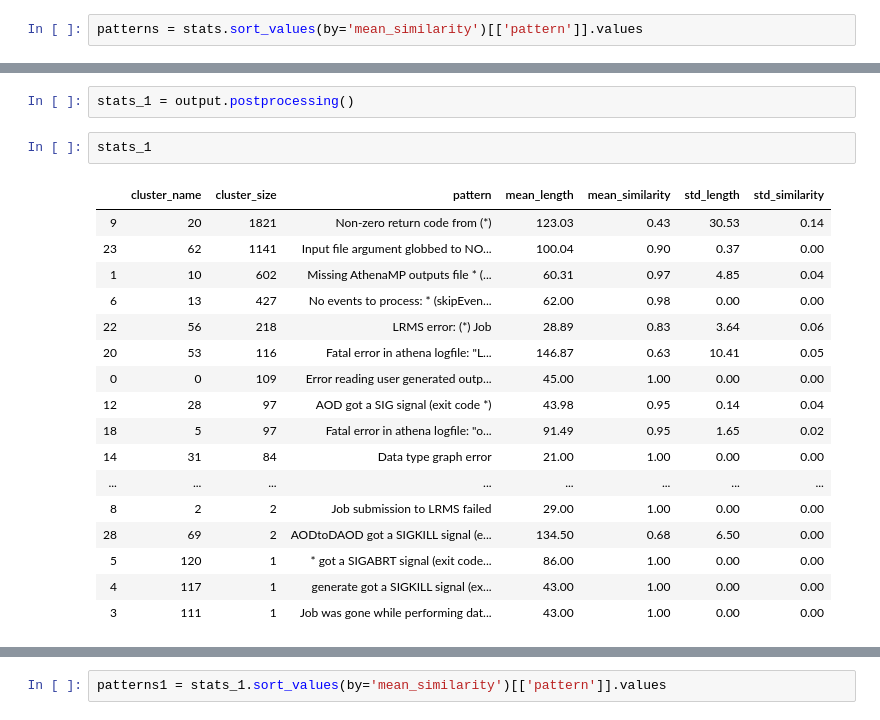
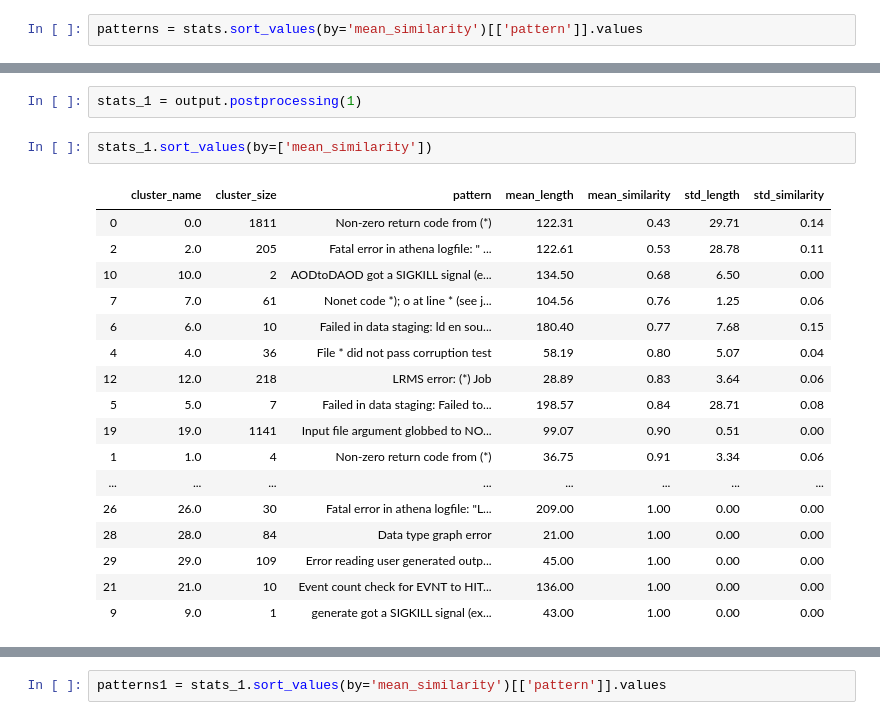
Before and after one commit to maria-grigorieva/ClusterLog, a Jupyter notebook: clusterlogs_notebook-Copy1.ipynb, the cells around one changed output, grey strips where cells are left out. Cells and saved outputs as stored; diff of their text form.

```diff
--- a/clusterlogs_notebook-Copy1.ipynb
+++ b/clusterlogs_notebook-Copy1.ipynb
@@ -118,24 +116,24 @@ array([['Input file argument T globbed to NO input files - probably the file(s)
        ['Non-zero return code from EVNTtoHITS (*); Logfile error in log.EVNTtoHITS: "StreamHITS FATAL * failed."']],
       dtype=object)
 # %%
-stats_1 = output.postprocessing()
+stats_1 = output.postprocessing(1)
-# %%
-stats_1
-# %% [output]
-|  | cluster_name | cluster_size | pattern | mean_length | mean_similarity | std_length | std_similarity |
-| 9 | 20 | 1821 | Non-zero return code from (*) | 123.03 | 0.43 | 30.53 | 0.14 |
-| 23 | 62 | 1141 | Input file argument globbed to NO... | 100.04 | 0.90 | 0.37 | 0.00 |
-| 1 | 10 | 602 | Missing AthenaMP outputs file * (... | 60.31 | 0.97 | 4.85 | 0.04 |
-| 6 | 13 | 427 | No events to process: * (skipEven... | 62.00 | 0.98 | 0.00 | 0.00 |
-| 22 | 56 | 218 | LRMS error: (*) Job | 28.89 | 0.83 | 3.64 | 0.06 |
-| 20 | 53 | 116 | Fatal error in athena logfile: "L... | 146.87 | 0.63 | 10.41 | 0.05 |
-| 0 | 0 | 109 | Error reading user generated outp... | 45.00 | 1.00 | 0.00 | 0.00 |
-| 12 | 28 | 97 | AOD got a SIG signal (exit code *) | 43.98 | 0.95 | 0.14 | 0.04 |
-| 18 | 5 | 97 | Fatal error in athena logfile: "o... | 91.49 | 0.95 | 1.65 | 0.02 |
-| 14 | 31 | 84 | Data type graph error | 21.00 | 1.00 | 0.00 | 0.00 |
-| ... | ... | ... | ... | ... | ... | ... | ... |
-| 8 | 2 | 2 | Job submission to LRMS failed | 29.00 | 1.00 | 0.00 | 0.00 |
-| 28 | 69 | 2 | AODtoDAOD got a SIGKILL signal (e... | 134.50 | 0.68 | 6.50 | 0.00 |
-| 5 | 120 | 1 | * got a SIGABRT signal (exit code... | 86.00 | 1.00 | 0.00 | 0.00 |
-| 4 | 117 | 1 | generate got a SIGKILL signal (ex... | 43.00 | 1.00 | 0.00 | 0.00 |
-| 3 | 111 | 1 | Job was gone while performing dat... | 43.00 | 1.00 | 0.00 | 0.00 |
+# %%
+stats_1.sort_values(by=['mean_similarity'])
+# %% [output]
+|  | cluster_name | cluster_size | pattern | mean_length | mean_similarity | std_length | std_similarity |
+| 0 | 0.0 | 1811 | Non-zero return code from (*) | 122.31 | 0.43 | 29.71 | 0.14 |
+| 2 | 2.0 | 205 | Fatal error in athena logfile: " ... | 122.61 | 0.53 | 28.78 | 0.11 |
+| 10 | 10.0 | 2 | AODtoDAOD got a SIGKILL signal (e... | 134.50 | 0.68 | 6.50 | 0.00 |
+| 7 | 7.0 | 61 | Nonet code *); o at line * (see j... | 104.56 | 0.76 | 1.25 | 0.06 |
+| 6 | 6.0 | 10 | Failed in data staging: ld en sou... | 180.40 | 0.77 | 7.68 | 0.15 |
+| 4 | 4.0 | 36 | File * did not pass corruption test | 58.19 | 0.80 | 5.07 | 0.04 |
+| 12 | 12.0 | 218 | LRMS error: (*) Job | 28.89 | 0.83 | 3.64 | 0.06 |
+| 5 | 5.0 | 7 | Failed in data staging: Failed to... | 198.57 | 0.84 | 28.71 | 0.08 |
+| 19 | 19.0 | 1141 | Input file argument globbed to NO... | 99.07 | 0.90 | 0.51 | 0.00 |
+| 1 | 1.0 | 4 | Non-zero return code from (*) | 36.75 | 0.91 | 3.34 | 0.06 |
+| ... | ... | ... | ... | ... | ... | ... | ... |
+| 26 | 26.0 | 30 | Fatal error in athena logfile: "L... | 209.00 | 1.00 | 0.00 | 0.00 |
+| 28 | 28.0 | 84 | Data type graph error | 21.00 | 1.00 | 0.00 | 0.00 |
+| 29 | 29.0 | 109 | Error reading user generated outp... | 45.00 | 1.00 | 0.00 | 0.00 |
+| 21 | 21.0 | 10 | Event count check for EVNT to HIT... | 136.00 | 1.00 | 0.00 | 0.00 |
+| 9 | 9.0 | 1 | generate got a SIGKILL signal (ex... | 43.00 | 1.00 | 0.00 | 0.00 |
```
Also changed, not shown: parts of 4 cells of this notebook, 2 other files.
